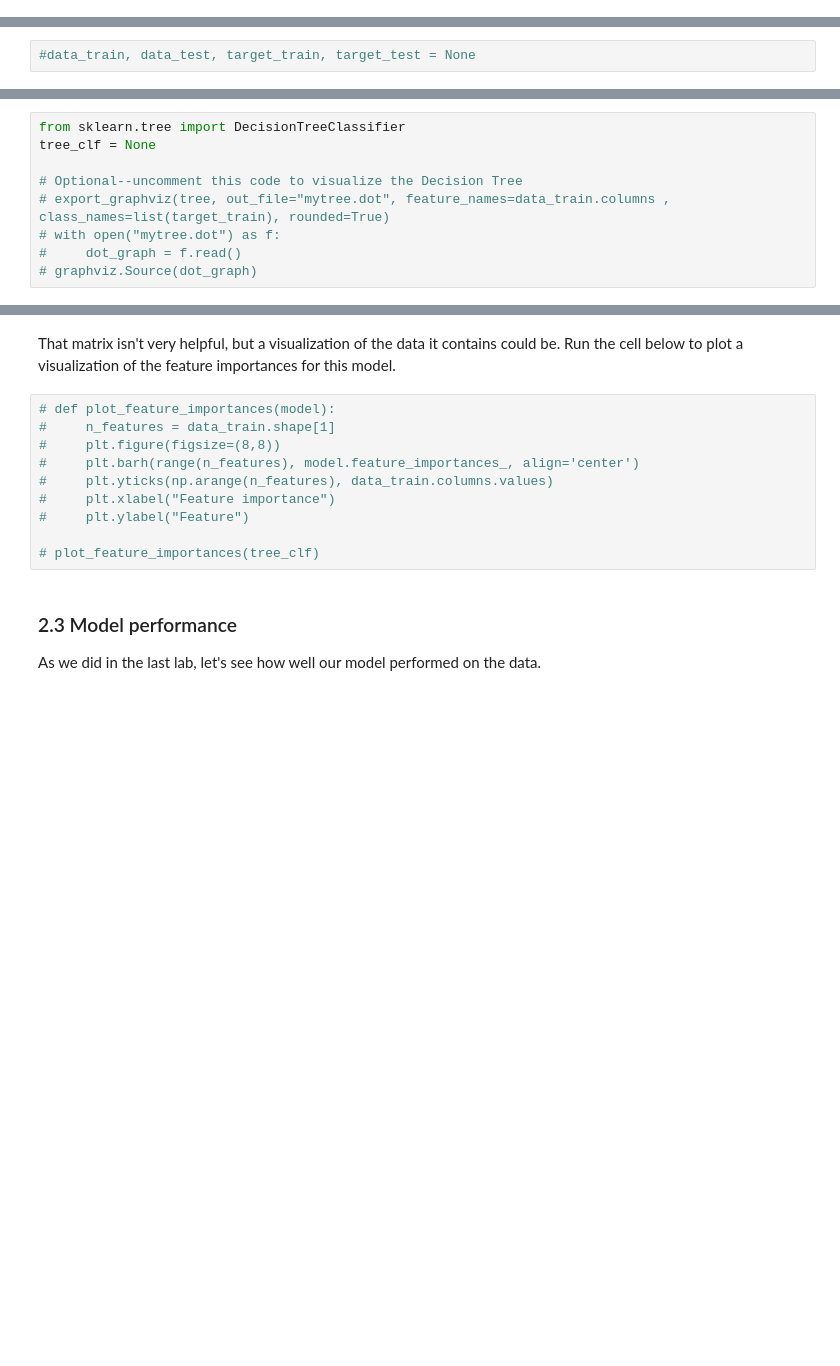
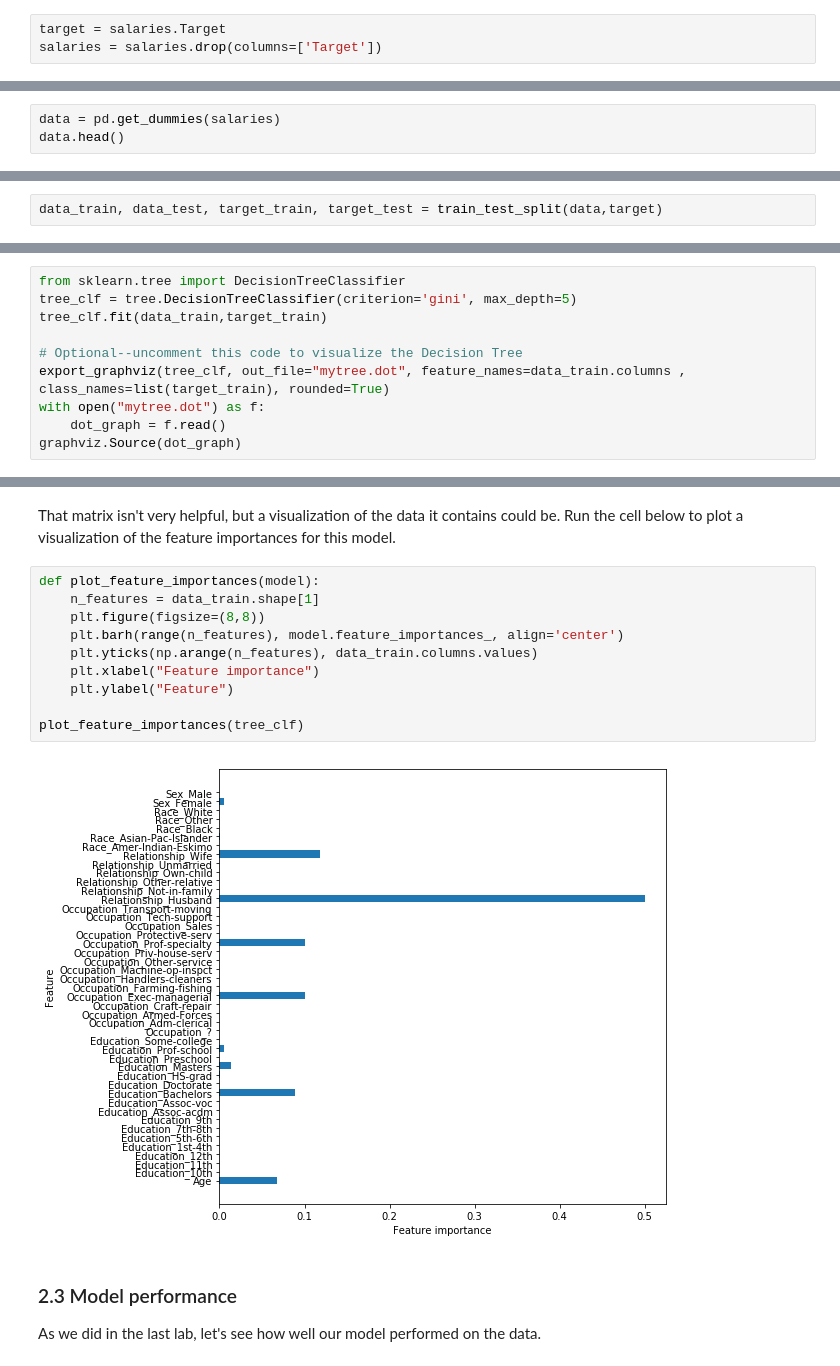
Before and after one commit to slieb74/ensemble-tree-methods-lab-nyc-career-ds-062518, a Jupyter notebook: index.ipynb, the cells around one changed output, grey strips where cells are left out. Cells and saved outputs as stored; diff of their text form; blank space fills up the shorter version.

```diff
--- a/index.ipynb
+++ b/index.ipynb
@@ -53,3 +59,6 @@ target = None
+# %%
+target = salaries.Target
+salaries = salaries.drop(columns=['Target'])
 # %% [markdown]
 Next, we'll want to confirm that the Age column is currently encoded in a numeric data type, and not a string. By default, pandas will treat all columns encoded as strings as categorical columns, and create a dummy column for each unique value contained within that column.  We do not want a separate column for each age, so let's double check that the age column is encoded as an integer or a float.
 
@@ -62,0 +80,3 @@ data = None
+# %%
+data = pd.get_dummies(salaries)
+data.head()
@@ -63,7 +91,7 @@ data = None
 # %% [markdown]
 Now, split your data and target into training and testing sets using the appropriate method from sklearn.
 # %%
-#data_train, data_test, target_train, target_test = None
+data_train, data_test, target_train, target_test = train_test_split(data,target)
 # %% [markdown]
 ## 2. Let's rebuild a "regular" tree as a baseline
 
@@ -74,10 +102,11 @@ We'll begin by fitting a regular Decision Tree Classifier, so that we have somet
 In the cell below, create a Decision Tree Classifier.  Set the `criterion` to `'gini'`, and a `max_depth` of `5`.  Then, fit the tree to our training data and labels.
 # %%
 from sklearn.tree import DecisionTreeClassifier
-tree_clf = None
+tree_clf = tree.DecisionTreeClassifier(criterion='gini', max_depth=5)
+tree_clf.fit(data_train,target_train)
 
 # Optional--uncomment this code to visualize the Decision Tree
-# export_graphviz(tree, out_file="mytree.dot", feature_names=data_train.columns , class_names=list(target_train), rounded=True)
-# with open("mytree.dot") as f:
-#     dot_graph = f.read()
-# graphviz.Source(dot_graph)
+export_graphviz(tree_clf, out_file="mytree.dot", feature_names=data_train.columns , class_names=list(target_train), rounded=True)
+with open("mytree.dot") as f:
+    dot_graph = f.read()
+graphviz.Source(dot_graph)
@@ -88,15 +134,17 @@ Let's quickly examine how important each feature ended up being in our Decision
 # %% [markdown]
 That matrix isn't very helpful, but a visualization of the data it contains could be.  Run the cell below to plot a visualization of the feature importances for this model.
 # %%
-# def plot_feature_importances(model):
-#     n_features = data_train.shape[1]
-#     plt.figure(figsize=(8,8))
-#     plt.barh(range(n_features), model.feature_importances_, align='center')
-#     plt.yticks(np.arange(n_features), data_train.columns.values)
-#     plt.xlabel("Feature importance")
-#     plt.ylabel("Feature")
+def plot_feature_importances(model):
+    n_features = data_train.shape[1]
+    plt.figure(figsize=(8,8))
+    plt.barh(range(n_features), model.feature_importances_, align='center')
+    plt.yticks(np.arange(n_features), data_train.columns.values)
+    plt.xlabel("Feature importance")
+    plt.ylabel("Feature")
 
-# plot_feature_importances(tree_clf)
+plot_feature_importances(tree_clf)
+# %% [output]
+[figure, added]
 # %% [markdown]
 ### 2.3 Model performance
 
```
Also changed, not shown: parts of 28 cells of this notebook, 1 other file.
